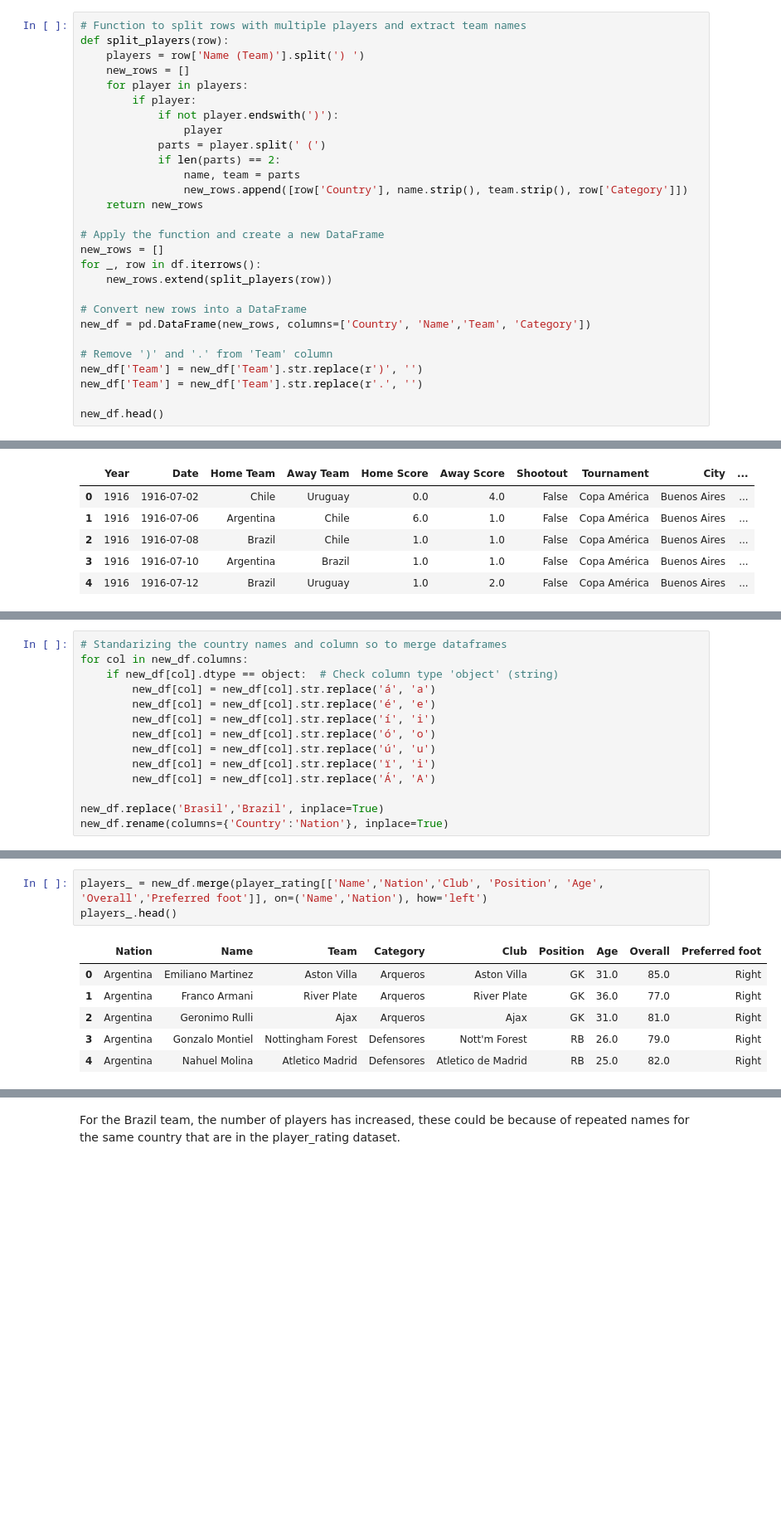
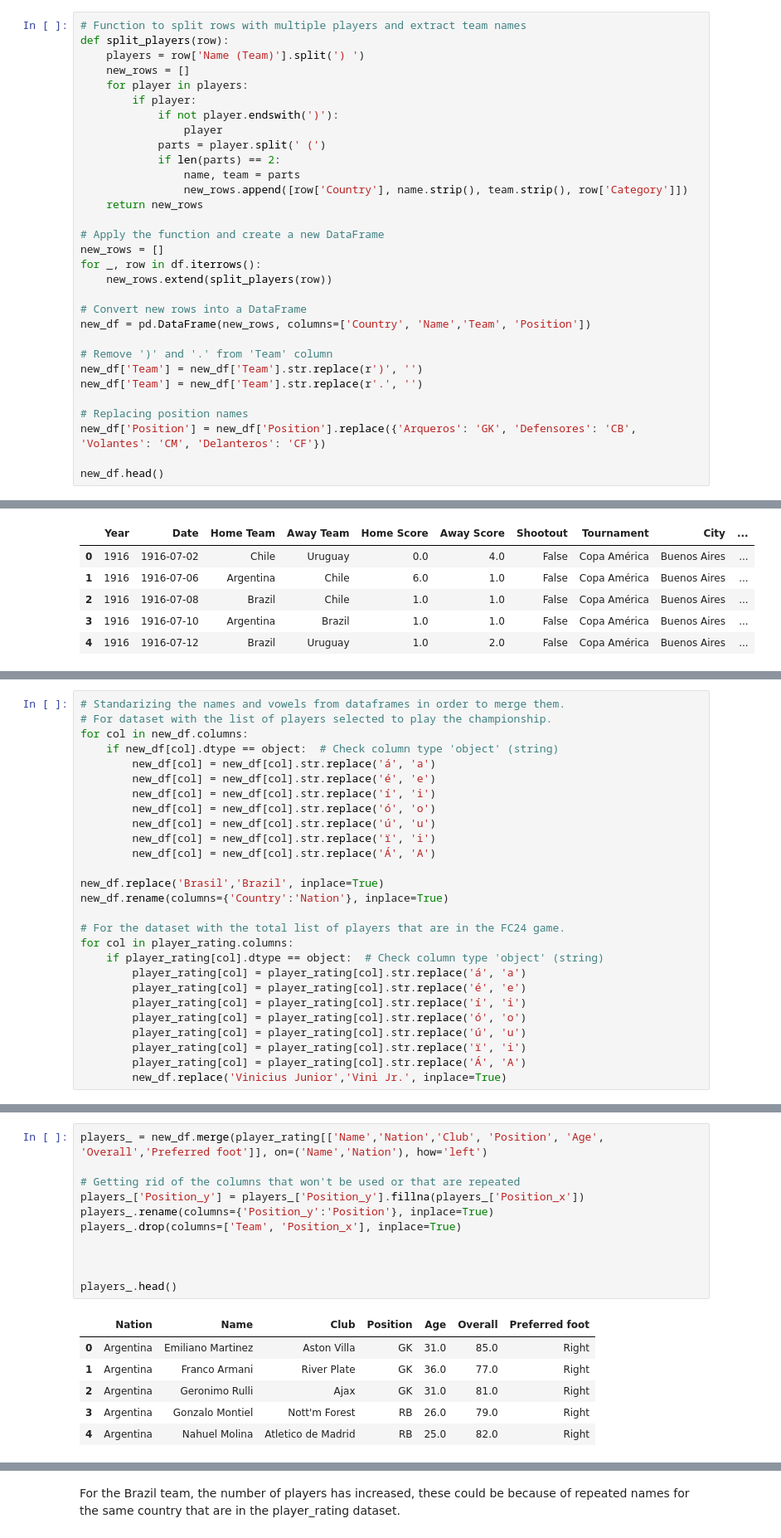
Before and after one commit to arielwendichansky/Copa-America-Model-2024, a Jupyter notebook: Copa_America_final_project.ipynb, the cells around one changed output, grey strips where cells are left out. Shown at 83% size. Cells and saved outputs as stored; diff of their text form; blank space fills up the shorter version.

```diff
--- a/Copa_America_final_project.ipynb
+++ b/Copa_America_final_project.ipynb
@@ -270,11 +279,14 @@ for _, row in df.iterrows():
     new_rows.extend(split_players(row))
 
 # Convert new rows into a DataFrame
-new_df = pd.DataFrame(new_rows, columns=['Country', 'Name','Team', 'Category'])
+new_df = pd.DataFrame(new_rows, columns=['Country', 'Name','Team', 'Position'])
 
 # Remove ')' and '.' from 'Team' column
 new_df['Team'] = new_df['Team'].str.replace(r')', '')
 new_df['Team'] = new_df['Team'].str.replace(r'.', '')
 
+# Replacing position names
+new_df['Position'] = new_df['Position'].replace({'Arqueros': 'GK', 'Defensores': 'CB', 'Volantes': 'CM', 'Delanteros': 'CF'})
+
 new_df.head()
 # %% [output]
@@ -869,5 +829,6 @@ array(['Argentina', 'Perú', 'Chile', 'Canadá', 'México', 'Ecuador',
 # %%
-# Standarizing the country names and column so to merge dataframes
+# Standarizing the names and vowels from dataframes in order to merge them.
+# For dataset with the list of players selected to play the championship.
 for col in new_df.columns:
     if new_df[col].dtype == object:  # Check column type 'object' (string)
         new_df[col] = new_df[col].str.replace('á', 'a')
@@ -880,3 +841,15 @@ for col in new_df.columns:
 
 new_df.replace('Brasil','Brazil', inplace=True)
 new_df.rename(columns={'Country':'Nation'}, inplace=True)
+
+# For the dataset with the total list of players that are in the FC24 game.
+for col in player_rating.columns:
+    if player_rating[col].dtype == object:  # Check column type 'object' (string)
+        player_rating[col] = player_rating[col].str.replace('á', 'a')
+        player_rating[col] = player_rating[col].str.replace('é', 'e')
+        player_rating[col] = player_rating[col].str.replace('í', 'i')
+        player_rating[col] = player_rating[col].str.replace('ó', 'o')
+        player_rating[col] = player_rating[col].str.replace('ú', 'u')
+        player_rating[col] = player_rating[col].str.replace('ï', 'i')
+        player_rating[col] = player_rating[col].str.replace('Á', 'A')
+        new_df.replace('Vinicius Junior','Vini Jr.', inplace=True)
@@ -894,10 +856,18 @@ for col in player_rating.columns:
 # %%
 players_ = new_df.merge(player_rating[['Name','Nation','Club', 'Position', 'Age', 'Overall','Preferred foot']], on=('Name','Nation'), how='left')
+
+# Getting rid of the columns that won't be used or that are repeated
+players_['Position_y'] = players_['Position_y'].fillna(players_['Position_x'])
+players_.rename(columns={'Position_y':'Position'}, inplace=True)
+players_.drop(columns=['Team', 'Position_x'], inplace=True)
+
+
+
 players_.head()
 # %% [output]
-|  | Nation | Name | Team | Category | Club | Position | Age | Overall | Preferred foot |
-| 0 | Argentina | Emiliano Martinez | Aston Villa | Arqueros | Aston Villa | GK | 31.0 | 85.0 | Right |
-| 1 | Argentina | Franco Armani | River Plate | Arqueros | River Plate | GK | 36.0 | 77.0 | Right |
-| 2 | Argentina | Geronimo Rulli | Ajax | Arqueros | Ajax | GK | 31.0 | 81.0 | Right |
-| 3 | Argentina | Gonzalo Montiel | Nottingham Forest | Defensores | Nott'm Forest | RB | 26.0 | 79.0 | Right |
-| 4 | Argentina | Nahuel Molina | Atletico Madrid | Defensores | Atletico de Madrid | RB | 25.0 | 82.0 | Right |
+|  | Nation | Name | Club | Position | Age | Overall | Preferred foot |
+| 0 | Argentina | Emiliano Martinez | Aston Villa | GK | 31.0 | 85.0 | Right |
+| 1 | Argentina | Franco Armani | River Plate | GK | 36.0 | 77.0 | Right |
+| 2 | Argentina | Geronimo Rulli | Ajax | GK | 31.0 | 81.0 | Right |
+| 3 | Argentina | Gonzalo Montiel | Nott'm Forest | RB | 26.0 | 79.0 | Right |
+| 4 | Argentina | Nahuel Molina | Atletico de Madrid | RB | 25.0 | 82.0 | Right |
```
Also changed, not shown: parts of 58 cells of this notebook.
